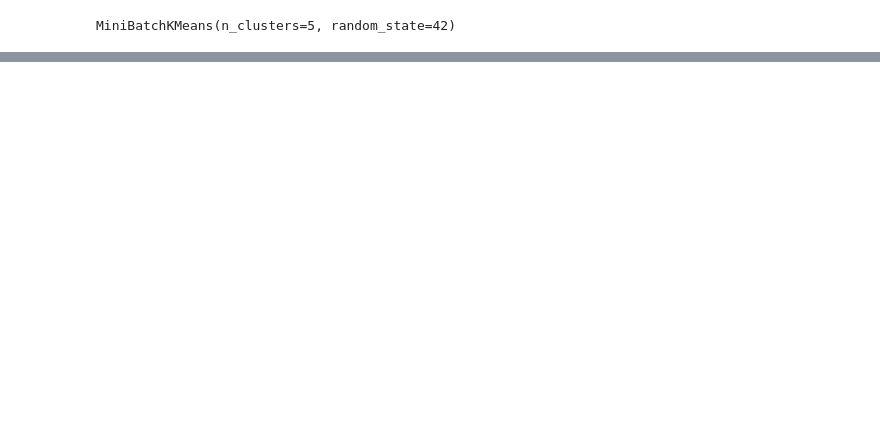
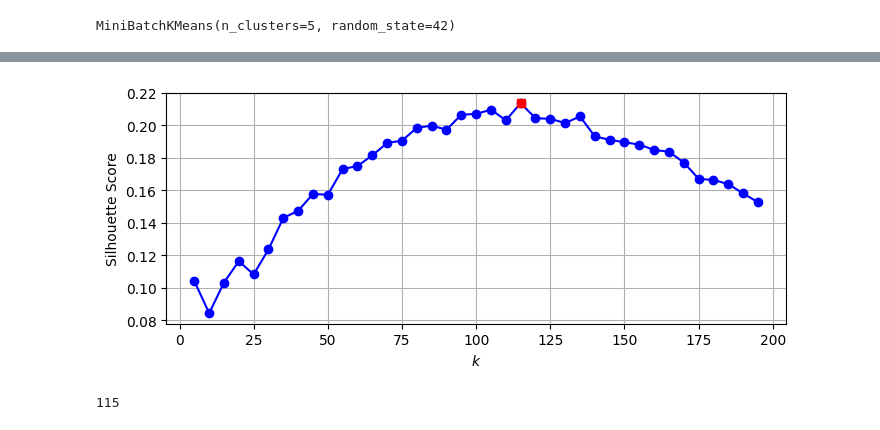
Before and after one commit to loganmoser/Hands_On_Machine_Learning, a Jupyter notebook: Chapter 9/Chapter 9.ipynb, the cells around one changed output, grey strips where cells are left out. Cells and saved outputs as stored; diff of their text form; code cells hidden in the pictures; blank space fills up the shorter version.

```diff
--- a/Chapter 9/Chapter 9.ipynb
+++ b/Chapter 9/Chapter 9.ipynb
@@ -78,0 +465,4 @@ silhouette_score(X, kmeans.labels_)
+# %%
+X_train, X_test, y_train, y_test = train_test_split(X,y, random_state=42, test_size=0.15, stratify=y)
+# %%
+X_train, X_val, y_train, y_val = train_test_split(X_train, y_train, random_state=42, test_size=0.176, stratify=y_train)
@@ -78,0 +473,16 @@ silhouette_score(X, kmeans.labels_)
+# %%
+from sklearn.decomposition import PCA
+pca = PCA(0.99)
+
+X_train_pca = pca.fit_transform(X_train)
+X_test_pca = pca.fit_transform(X_test)
+X_val_pca = pca.fit_transform(X_val)
+# %%
+# Calculate silhouette scores for up to 10 clusters
+n_clusters = np.arange(5, 200, 5)
+k_ranges = []
+for i in n_clusters:
+    print(f"k={i}")
+    kmeans = KMeans(n_clusters=i, n_init=10, random_state=42)
+    kmeans.fit(X_train_pca)
+    k_ranges.append(kmeans)
@@ -78,0 +507,20 @@ silhouette_score(X, kmeans.labels_)
+# %%
+# Graph Silhouette Scores
+silhouette_scores = [silhouette_score(X_train_pca, model.labels_) for model in k_ranges]
+best_index = np.argmax(silhouette_scores)
+best_k = n_clusters[best_index]
+best_score = silhouette_scores[best_index]
+
+plt.figure(figsize=(8,3))
+plt.plot(n_clusters, silhouette_scores, 'bo-')
+plt.plot(best_k, best_score, 'rs')
+plt.xlabel("$k$")
+plt.ylabel("Silhouette Score")
+plt.grid()
+plt.show()
+# %% [output]
+[figure, added]
+# %%
+print(best_k)
+# %% [output]
+115
```
Also changed, not shown: parts of 106 cells of this notebook, 1 other file.
